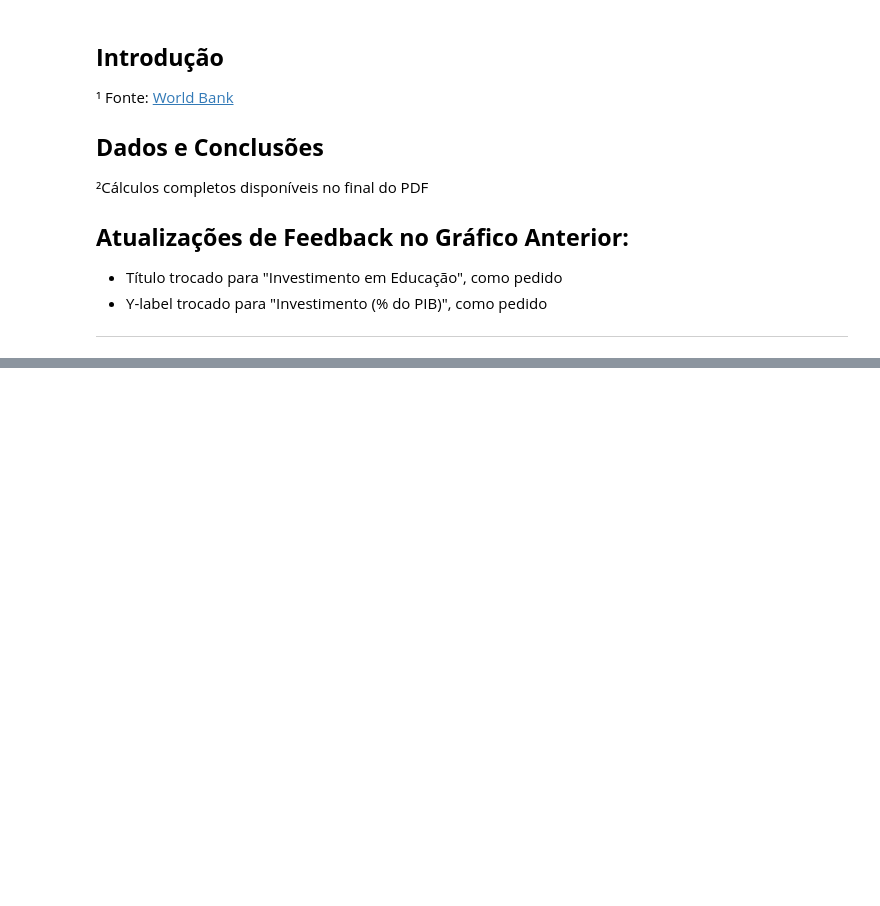
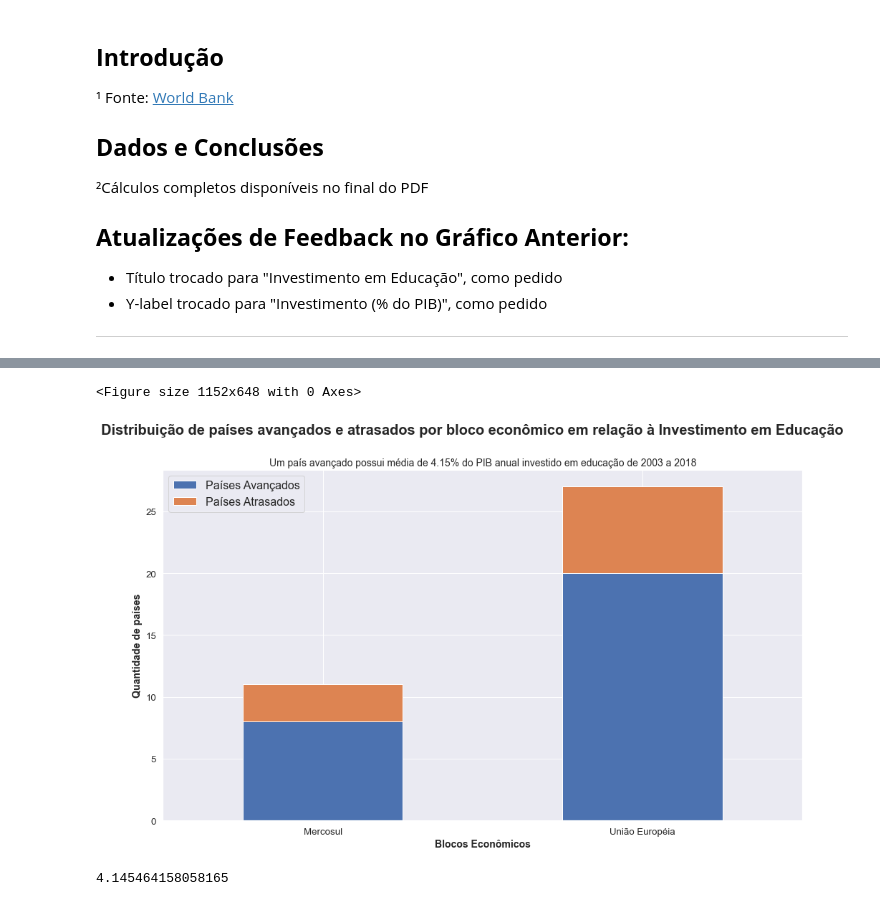
Before and after one commit to JoaoLucasMBC/aps-cdados-2022.2, a Jupyter notebook: APS3_Education.ipynb, the cells around one changed output, grey strips where cells are left out. Saved outputs shown, nothing was run; the diff lists cells and outputs as text; code cells hidden in the pictures; blank space fills up the shorter version.

```diff
--- a/APS3_Education.ipynb
+++ b/APS3_Education.ipynb
@@ -30,7 +30,8 @@ import numpy as np
 
 df = pd.read_csv('dados/API_SE.XPD.TOTL.GD.ZS_DS2_en_csv_v2_4411877.csv', skiprows=4)
 
-mercosul = df[df['Country Name'].isin(['Uruguay', 'Argentina', 'Paraguay', 'Brazil', 'Venezuela, RB', 'Bolivia'])]
+#OBS: Venezuela está suspensa do Mercosur, portanto, não foi incluída no cálculo
+mercosul = df[df['Country Name'].isin(['Uruguay', 'Argentina', 'Paraguay', 'Brazil', 'Bolivia', 'Chile', 'Peru', 'Colombia', 'Ecuador', 'Guyana', 'Suriname'])]
 eu = df[df['Country Name'].isin(['Austria', 'Belgium', 'Bulgaria', 'Denmark', 'Finland', 'Germany', 'France', 'Greece', 'Ireland', 'Italy', 'Luxembourg', 'Netherlands', 'Portugal', 'Romania', 'Spain', 'Sweden', 'United Kingdom', 'Cyprus', 'Croatia', 'Czech Republic', 'Estonia', 'Hungary', 'Latvia', 'Lithuania', 'Malta', 'Poland', 'Slovakia', 'Slovenia'])]
 
 
@@ -42,6 +43,8 @@ mercosul['Avançado'] = mercosul[[str(i) for i in range(2004, 2019)]].median(axi
 # creates column called Avançado in nafta dataframe with True if the median of the years 2004 to 2018 is greater than fatorx
 eu['Avançado'] = eu[[str(i) for i in range(2004, 2019)]].median(axis=1) > fatorx
 
-print(len(mercosul[mercosul['Avançado'] == True])/len(mercosul))
-print(len(eu[eu['Avançado'] == True])/len(eu))
+p_avancado_dado_mercosul = len(mercosul[mercosul['Avançado'] == True])/len(mercosul)
+p_avancado_dado_eu = len(eu[eu['Avançado'] == True])/len(eu)
+print(p_avancado_dado_mercosul)
+print(p_avancado_dado_eu)
 # %% [output]
@@ -71,0 +145,30 @@ plt.show()
+# %%
+import matplotlib.pyplot as plt
+import seaborn as sns
+
+plt.figure(figsize=(16, 9))
+
+sns.set_theme()
+sns.set_context("notebook", font_scale=1.2, rc={"lines.linewidth": 2.5})
+sns.axes_style("whitegrid")
+
+dados = pd.DataFrame()
+
+dados['Blocos'] = ['Mercosul', 'União Européia']
+dados['Avançado'] = [len(mercosul[mercosul['Avançado'] == True]), len(eu[eu['Avançado'] == True])]
+dados['Atrasado'] = [len(mercosul[mercosul['Avançado'] == False]), len(eu[eu['Avançado'] == False])]
+
+dados.plot.bar(x='Blocos', stacked=True, figsize=(16, 9), rot=0)
+
+plt.title('Um país avançado possui média de 4.15% do PIB anual investido em educação de 2003 a 2018', fontsize=14, fontweight='light')
+plt.suptitle('Distribuição de países avançados e atrasados por bloco econômico em relação à Investimento em Educação', fontsize=20, fontweight='bold')
+plt.xlabel('Blocos Econômicos', fontsize=14, fontweight='bold')
+plt.ylabel('Quantidade de países', fontsize=14, fontweight='bold')
+
+plt.legend(['Países Avançados', 'Países Atrasados'], loc='upper left', fontsize=16)
+
+plt.show()
+# %% [output]
+<Figure size 1152x648 with 0 Axes>
+[figure, added]
+4.145464158058165
```
Also changed, not shown: parts of 5 cells of this notebook.
